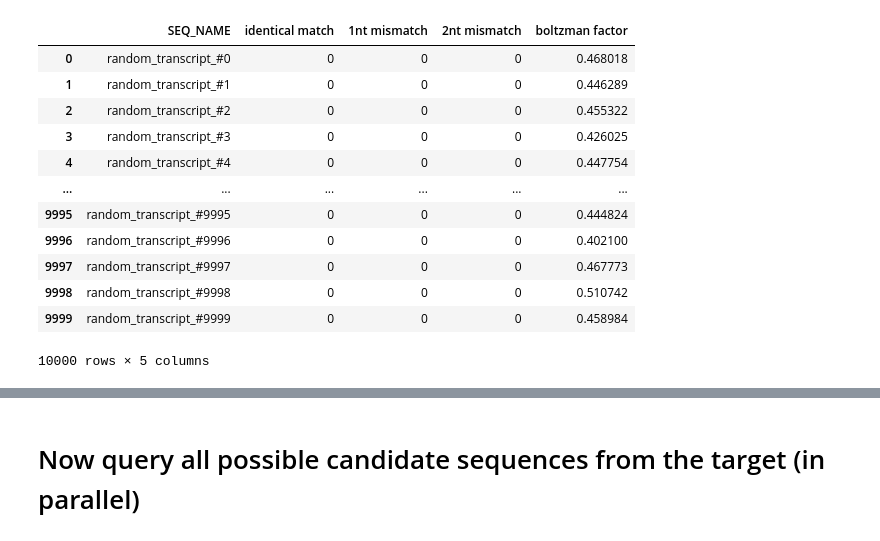
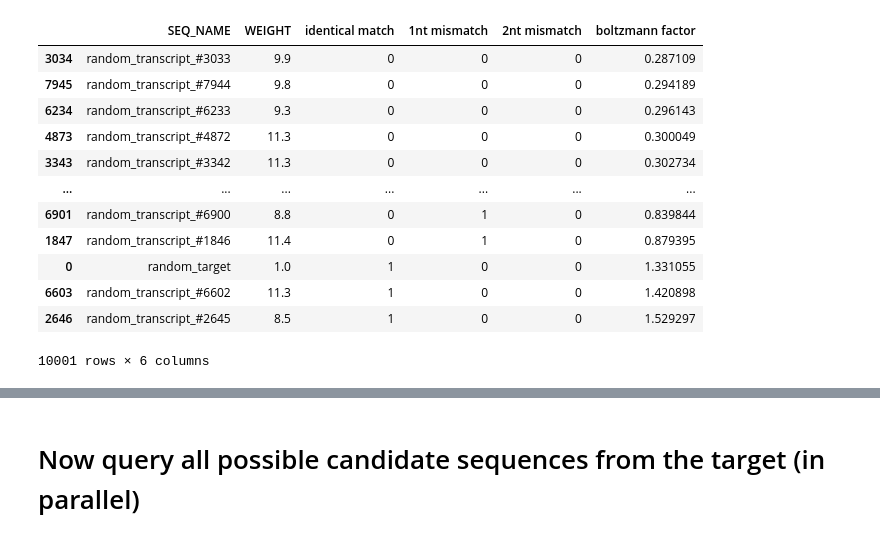
Before and after one commit to Q1vy/iGEM2025-TRAPS-Software-and-Modelling, a Jupyter notebook: target_search_test.ipynb, the cells around one changed output, grey strips where cells are left out. Cells and saved outputs as stored; diff of their text form; code cells hidden in the pictures.

```diff
--- a/target_search_test.ipynb
+++ b/target_search_test.ipynb
@@ -19,16 +21,16 @@ def sc_jit(seq, ref):
     if n<1: print("sc_jit: wrong argument order")
     cv = np.zeros(n, dtype=np.int8)
     for i in range(n):
-        count = 0
+        WEIGHT = 0
         for j in range(len(seq)):
             if ref[i + j] == seq[j]:
-                count += 1
-        cv[i] = count
+                WEIGHT += 1
+        cv[i] = WEIGHT
     return cv
 
 def random_seq(size):
     return ''.join(np.array(["A", "C", "G", "T"])[np.random.randint(low = 0, high = 4, size = size)])
 
-sc_jit(random_seq(10), random_seq(10));    # call it once for numba to compile the function
+sc_jit(random_seq(10), random_seq(10));    # call it once so that numba compiles it
 # %% [markdown]
 # Search off-target binding-sites on single transcript
@@ -36,6 +40,6 @@ sc_jit(random_seq(10), random_seq(10));    # call it once for numba to compile t
 # %%
-query = pd.Series({"SEQ_NAME": "rand_query",      "SEQUENCE": random_seq(size = 12)})       # the query sequence i.e. candidate binding sequence for the target
-ref   = pd.Series({"SEQ_NAME": "rand_transcript", "SEQUENCE": random_seq(size = 10**3)})    # The reference to check against, i.e. a transcript from the transcriptome in this example
+query = pd.Series({"SEQ_NAME": "rand_candidate",     "SEQUENCE": random_seq(size = 12)})       # the query sequence i.e. a candidate binding sequence for the target
+ref   = pd.Series({"SEQ_NAME": "rand_transcript_#0", "SEQUENCE": random_seq(size = 10**3)})    # The reference to check against, i.e. a transcript from the transcriptome in this example
 # %%
 mm = len(query.SEQUENCE)-sc_jit(query.SEQUENCE.encode("utf-8"), ref.SEQUENCE.encode("utf-8")) # number of mismatches per position
 
@@ -62,4 +68,12 @@ sc_results
 # %%
-reference_dataset = pd.DataFrame([{"SEQ_NAME": f"random_transcript_#{i}", "SEQUENCE": random_seq(size = 10**3)} for i in range(10000)])    # The reference to check against, i.e. a transcript from the transcriptome in this example
-query             = pd.Series(    {"SEQ_NAME": "random_candidate",        "SEQUENCE": random_seq(size = 12)})                              #  Binding Site Candidate
+binding_site_len = 12  # length of the binding sites (8-12 for pumby)
 plot = True
+
+# generate input sequences
+reference_dataset = pd.DataFrame([{"SEQ_NAME": f"random_transcript_#{i}", "SEQUENCE": random_seq(size = 10**3), "WEIGHT": np.random.poisson(100)/10} for i in range(10000)])  # The reference to check against, i.e. a transcript from the transcriptome in this example
+target_sequence   = pd.Series(    {"SEQ_NAME": "random_target",           "SEQUENCE": random_seq(size = 800),   "WEIGHT": 1})                                           # The sequence from which we want ot find the best/unique binding site
+
+# generate dataset of all possible binding sequences
+query_dataset = pd.DataFrame([{"SEQ_NAME": target_sequence.SEQ_NAME + f"_{k}:{k+binding_site_len}", "SEQUENCE":target_sequence.SEQUENCE[k:k+binding_site_len],  "WEIGHT": target_sequence.WEIGHT} for k in range(len(target_sequence.SEQUENCE)-binding_site_len)] )
+query = query_dataset.sample().iloc[0]  # pick a random binding site candidate for this test
+query
@@ -66,29 +85,29 @@ plot = True
 # %%
-###  Search for binding sites in reference dataset
-detailed_query_results = pd.DataFrame()                    # initialize a dataset to store the results of comparing query sequence with every reference i.e. every transcript in the transcriptome
-for i, ref in reference_dataset.iterrows():                # iterate over all reference sequences.
+###  Search for binding sites of query sequence in reference dataset
+detailed_search_results = pd.DataFrame()                     # initialize a dataset to store the results of comparing query sequence with every reference i.e. every transcript in the transcriptome
+for i, ref in pd.concat([pd.DataFrame([target_sequence]), reference_dataset], axis = 0).iterrows():                # iterate over all reference sequences. and the target itself as control
 
     mm = len(query.SEQUENCE)-sc_jit(query.SEQUENCE.encode("utf-8"), ref.SEQUENCE.encode("utf-8")) # number of mismatches per position # utf8 encoding of strings to integers speeds up the comparison for some reason
-    sc_row = {"SEQ_NAME": ref.SEQ_NAME}                    # summarize the possible binding sites of the query sequence against one reference sequence i.e. a transcript from the transcriptome
-    sc_row["identical match"] = (mm==0).sum()              # number of idential matches
-    sc_row["1nt mismatch"]    = (mm==1).sum()              # number of sites with 1 mismatch
-    sc_row["2nt mismatch"]    = (mm==2).sum()              # number of sites with 2 mistmatches
-    sc_row["boltzman factor"] = np.sum(np.exp(-mm))        # a prediction of how likely the query sequence would bind to the reference. Currently the boltzman_factor for a perfect match is 1, if therefore this predicted boltzman_factor is smaller than 1 than it is more likly to bind to the specific RNA, while if it is larger than one it is more likely to bind to the background transcriptom ""
+    sc_row = {"SEQ_NAME": ref.SEQ_NAME, "WEIGHT":ref.WEIGHT} # summarize the possible binding sites of the query sequence against one reference sequence (here a transcript)
+    sc_row["identical match"] = (mm==0).sum()                # number of idential matches
+    sc_row["1nt mismatch"]    = (mm==1).sum()                # number of sites with 1 mismatch
+    sc_row["2nt mismatch"]    = (mm==2).sum()                # number of sites with 2 mistmatches
+    sc_row["boltzmann factor"] = np.sum(np.exp(-mm))         # a prediction of how likely the query sequence would bind to the reference. Currently the boltzmann_factor for a perfect match is 1, if therefore this predicted boltzmann_factor is smaller than 1 than it is more likly to bind to the specific RNA, while if it is larger than one it is more likely to bind to the background transcriptom ""
 
-    detailed_query_results = pd.concat([detailed_query_results, pd.DataFrame([sc_row])], ignore_index=True) # add the results for this transcript to the dataset
+    detailed_search_results = pd.concat([detailed_search_results, pd.DataFrame([sc_row])], ignore_index=True) # add the results for this reference (here transcript) to the dataset
 
-detailed_query_results
+detailed_search_results.sort_values("boltzmann factor")
 # %% [output]
-|  | SEQ_NAME | identical match | 1nt mismatch | 2nt mismatch | boltzman factor |
-| 0 | random_transcript_#0 | 0 | 0 | 0 | 0.468018 |
-| 1 | random_transcript_#1 | 0 | 0 | 0 | 0.446289 |
-| 2 | random_transcript_#2 | 0 | 0 | 0 | 0.455322 |
-| 3 | random_transcript_#3 | 0 | 0 | 0 | 0.426025 |
-| 4 | random_transcript_#4 | 0 | 0 | 0 | 0.447754 |
-| ... | ... | ... | ... | ... | ... |
-| 9995 | random_transcript_#9995 | 0 | 0 | 0 | 0.444824 |
-| 9996 | random_transcript_#9996 | 0 | 0 | 0 | 0.402100 |
-| 9997 | random_transcript_#9997 | 0 | 0 | 0 | 0.467773 |
-| 9998 | random_transcript_#9998 | 0 | 0 | 0 | 0.510742 |
-| 9999 | random_transcript_#9999 | 0 | 0 | 0 | 0.458984 |
+|  | SEQ_NAME | WEIGHT | identical match | 1nt mismatch | 2nt mismatch | boltzmann factor |
+| 3034 | random_transcript_#3033 | 9.9 | 0 | 0 | 0 | 0.287109 |
+| 7945 | random_transcript_#7944 | 9.8 | 0 | 0 | 0 | 0.294189 |
+| 6234 | random_transcript_#6233 | 9.3 | 0 | 0 | 0 | 0.296143 |
+| 4873 | random_transcript_#4872 | 11.3 | 0 | 0 | 0 | 0.300049 |
+| 3343 | random_transcript_#3342 | 11.3 | 0 | 0 | 0 | 0.302734 |
+| ... | ... | ... | ... | ... | ... | ... |
+| 6901 | random_transcript_#6900 | 8.8 | 0 | 1 | 0 | 0.839844 |
+| 1847 | random_transcript_#1846 | 11.4 | 0 | 1 | 0 | 0.879395 |
+| 0 | random_target | 1.0 | 1 | 0 | 0 | 1.331055 |
+| 6603 | random_transcript_#6602 | 11.3 | 1 | 0 | 0 | 1.420898 |
+| 2646 | random_transcript_#2645 | 8.5 | 1 | 0 | 0 | 1.529297 |
-10000 rows × 5 columns
+10001 rows × 6 columns
```
Also changed, not shown: parts of 21 cells of this notebook.
